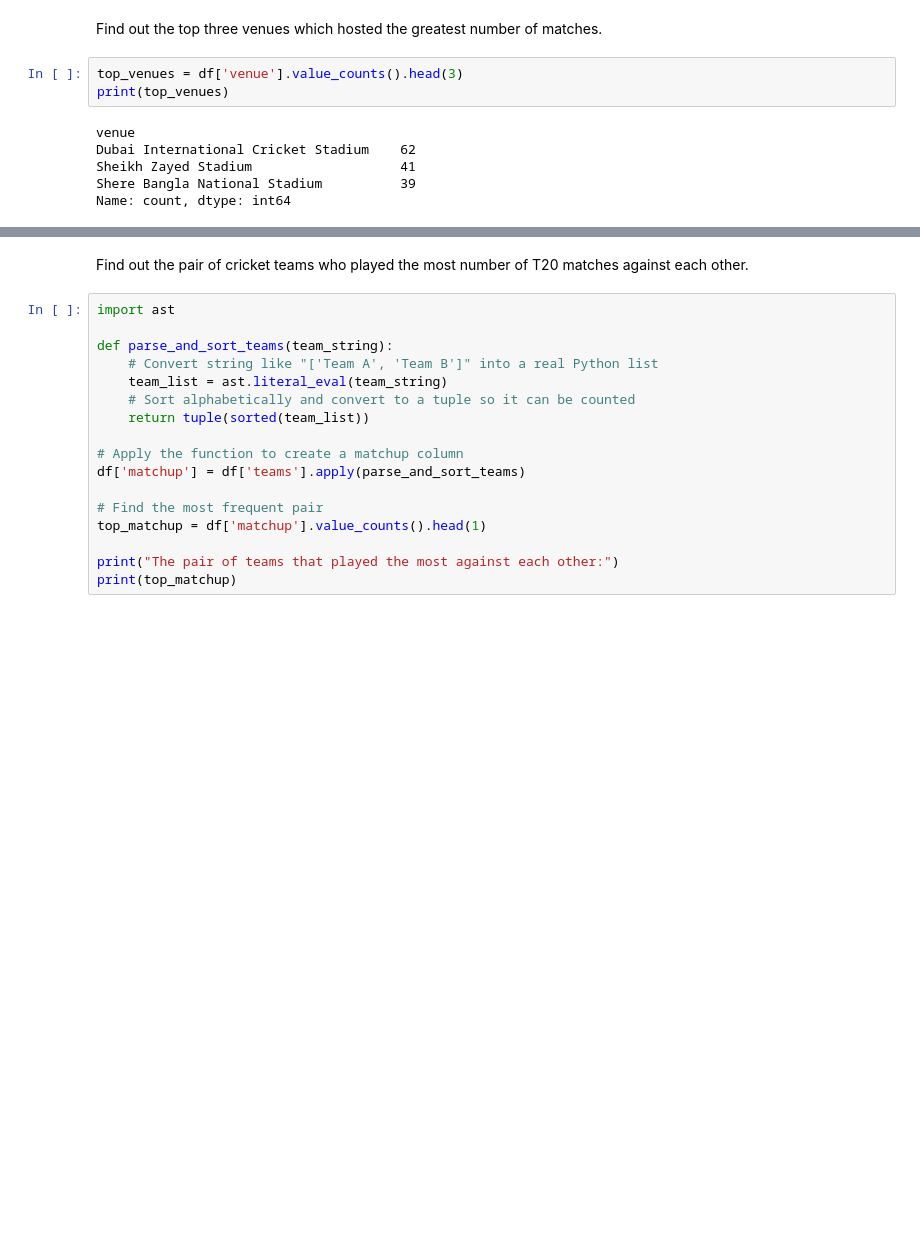
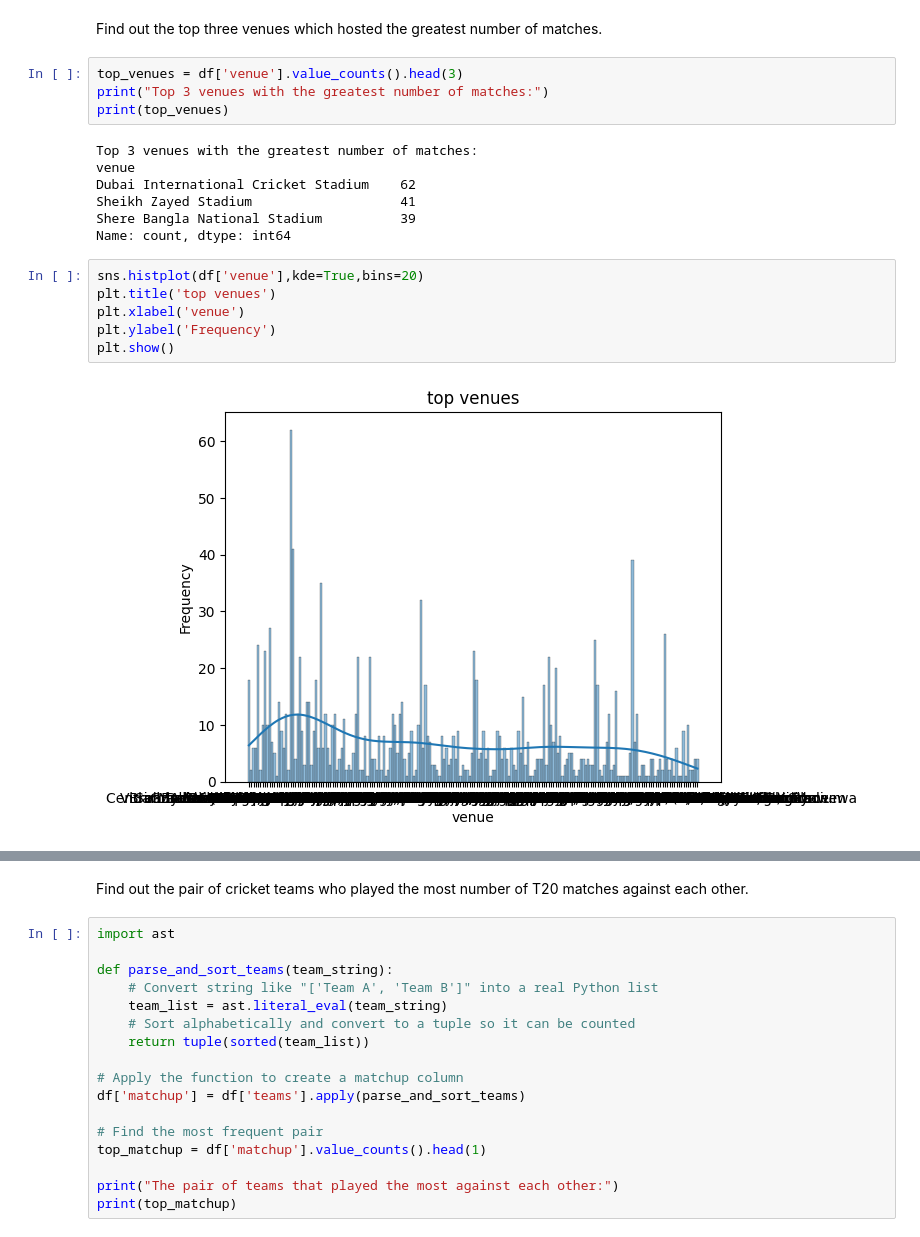
Before and after one commit to Priyanshu7302/Data_science_assignment, a Jupyter notebook: international_t20_data_analysis.ipynb, the cells around one changed output, grey strips where cells are left out. Cells and saved outputs as stored; diff of their text form; blank space fills up the shorter version.

```diff
--- a/international_t20_data_analysis.ipynb
+++ b/international_t20_data_analysis.ipynb
@@ -28,10 +110,20 @@ df = df.rename(columns={
 Find out the top three venues which hosted the greatest number of matches.
 # %%
 top_venues = df['venue'].value_counts().head(3)
+print("Top 3 venues with the greatest number of matches:")
 print(top_venues)
 # %% [output]
+Top 3 venues with the greatest number of matches:
 venue
 Dubai International Cricket Stadium    62
 Sheikh Zayed Stadium                   41
 Shere Bangla National Stadium          39
 Name: count, dtype: int64
+# %%
+sns.histplot(df['venue'],kde=True,bins=20)
+plt.title('top venues')
+plt.xlabel('venue')
+plt.ylabel('Frequency')
+plt.show()
+# %% [output]
+[figure, added]
```
Also changed, not shown: parts of 13 cells of this notebook.
